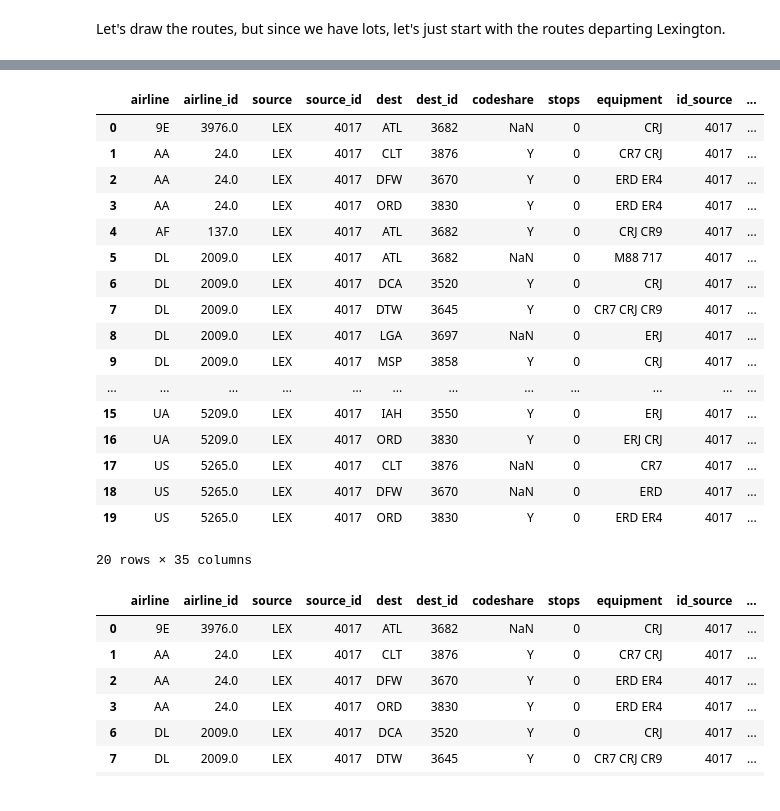
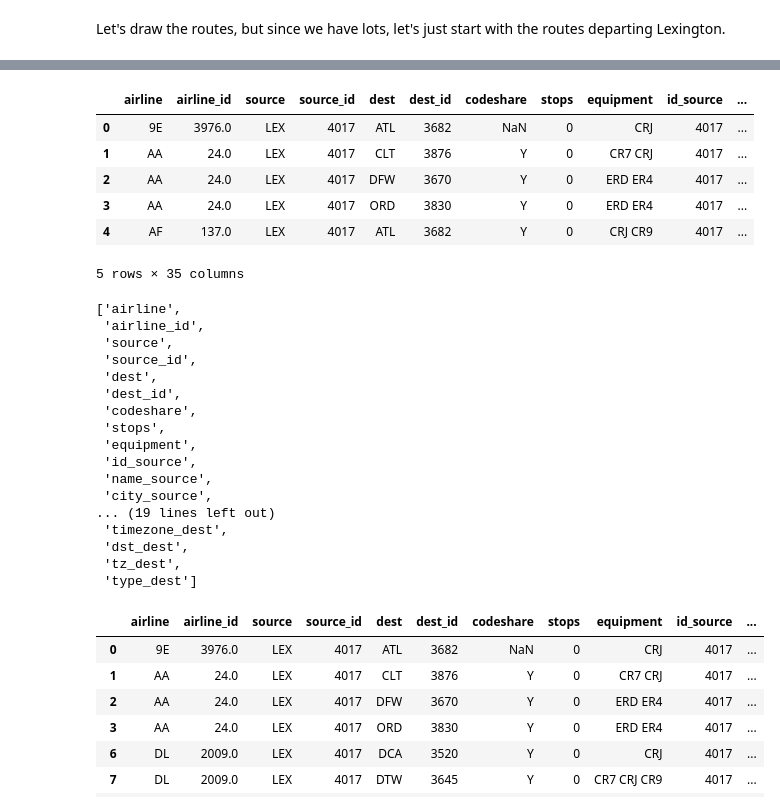
Before and after one commit to jawadmhoque/ce599, a Jupyter notebook: 09-Mapping/interactive-mapping.ipynb, the cells around one changed output, grey strips where cells are left out. Cells and saved outputs as stored; diff of their text form; code cells hidden in the pictures.

```diff
--- a/09-Mapping/interactive-mapping.ipynb
+++ b/09-Mapping/interactive-mapping.ipynb
@@ -314,28 +298,37 @@ pd.DataFrame.drop?
 # %%
 # It looks like source has some duplicate names.  Drop the values from the airports
 # file ane keep the one from the routes file
 lex_routes = lex_routes.drop(['source_y','source'], axis=1)
 lex_routes = lex_routes.rename(columns={'source_x': 'source'})
-lex_routes
+lex_routes.head()
 # %% [output]
 |  | airline | airline_id | source | source_id | dest | dest_id | codeshare | stops | equipment | id_source | ... |
 | 0 | 9E | 3976.0 | LEX | 4017 | ATL | 3682 | NaN | 0 | CRJ | 4017 | ... |
 | 1 | AA | 24.0 | LEX | 4017 | CLT | 3876 | Y | 0 | CR7 CRJ | 4017 | ... |
 | 2 | AA | 24.0 | LEX | 4017 | DFW | 3670 | Y | 0 | ERD ER4 | 4017 | ... |
 | 3 | AA | 24.0 | LEX | 4017 | ORD | 3830 | Y | 0 | ERD ER4 | 4017 | ... |
 | 4 | AF | 137.0 | LEX | 4017 | ATL | 3682 | Y | 0 | CRJ CR9 | 4017 | ... |
-| 5 | DL | 2009.0 | LEX | 4017 | ATL | 3682 | NaN | 0 | M88 717 | 4017 | ... |
-| 6 | DL | 2009.0 | LEX | 4017 | DCA | 3520 | Y | 0 | CRJ | 4017 | ... |
-| 7 | DL | 2009.0 | LEX | 4017 | DTW | 3645 | Y | 0 | CR7 CRJ CR9 | 4017 | ... |
-| 8 | DL | 2009.0 | LEX | 4017 | LGA | 3697 | NaN | 0 | ERJ | 4017 | ... |
-| 9 | DL | 2009.0 | LEX | 4017 | MSP | 3858 | Y | 0 | CRJ | 4017 | ... |
-| ... | ... | ... | ... | ... | ... | ... | ... | ... | ... | ... | ... |
-| 15 | UA | 5209.0 | LEX | 4017 | IAH | 3550 | Y | 0 | ERJ | 4017 | ... |
-| 16 | UA | 5209.0 | LEX | 4017 | ORD | 3830 | Y | 0 | ERJ CRJ | 4017 | ... |
-| 17 | US | 5265.0 | LEX | 4017 | CLT | 3876 | NaN | 0 | CR7 | 4017 | ... |
-| 18 | US | 5265.0 | LEX | 4017 | DFW | 3670 | NaN | 0 | ERD | 4017 | ... |
-| 19 | US | 5265.0 | LEX | 4017 | ORD | 3830 | Y | 0 | ERD ER4 | 4017 | ... |
-20 rows × 35 columns
+5 rows × 35 columns
+# %%
+list(lex_routes)
+# %% [output]
+['airline',
+ 'airline_id',
+ 'source',
+ 'source_id',
+ 'dest',
+ 'dest_id',
+ 'codeshare',
+ 'stops',
+ 'equipment',
+ 'id_source',
+ 'name_source',
+ 'city_source',
+... (19 lines left out)
+ 'timezone_dest',
+ 'dst_dest',
+ 'tz_dest',
+ 'type_dest']
 # %%
 # Let's keep only one route between each airport pair
 # so we don't have a bunch of lines on top of each other
```
Also changed, not shown: parts of 39 cells of this notebook, 4 other files.
